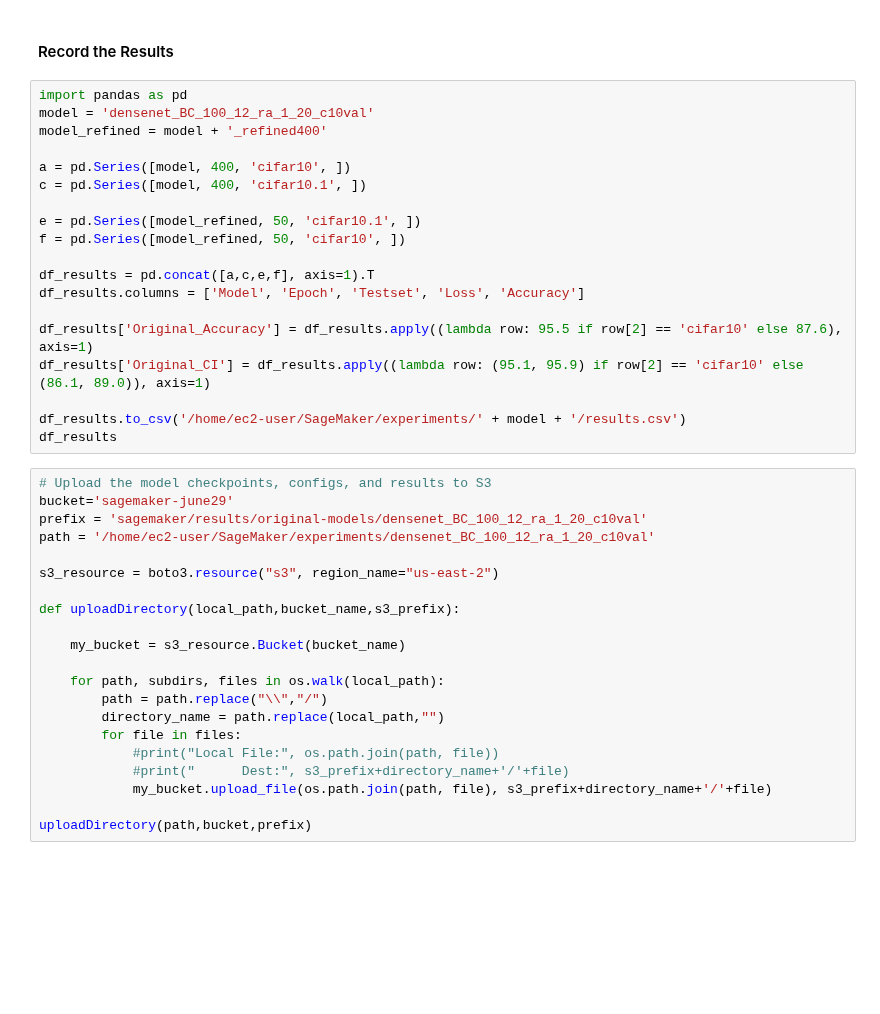
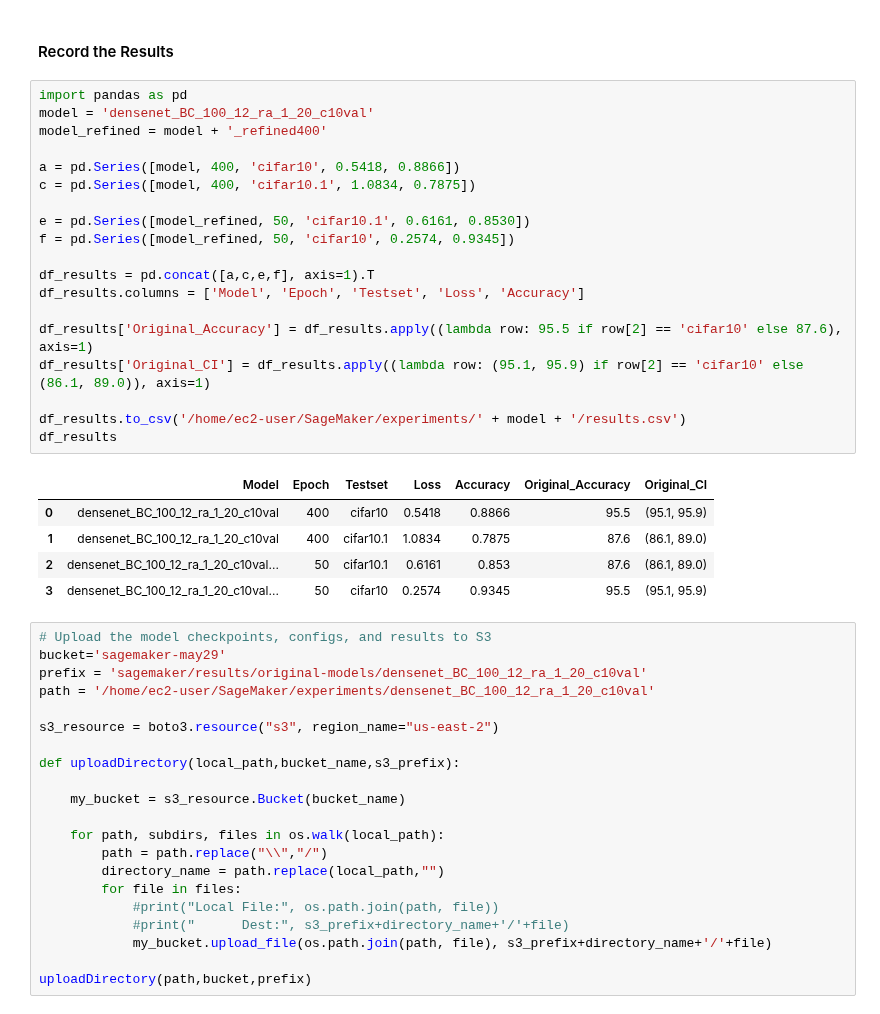
Before and after one commit to danzisar/w210-capstone, a Jupyter notebook: aws-notebooks/densenet_BC_100_12_ra_1_20_c10val.ipynb, the cells around one changed output. Saved outputs shown, nothing was run; the diff lists cells and outputs as text; blank space fills up the shorter version.

Commit message:
Densenet 1,20 UnaugVal Results

```diff
--- a/aws-notebooks/densenet_BC_100_12_ra_1_20_c10val.ipynb
+++ b/aws-notebooks/densenet_BC_100_12_ra_1_20_c10val.ipynb
@@ -189,25 +160,31 @@ CIFAR 10.1
 # %%
 import pandas as pd
 model = 'densenet_BC_100_12_ra_1_20_c10val'
 model_refined = model + '_refined400'
 
-a = pd.Series([model, 400, 'cifar10', ])
-c = pd.Series([model, 400, 'cifar10.1', ])
+a = pd.Series([model, 400, 'cifar10', 0.5418, 0.8866])
+c = pd.Series([model, 400, 'cifar10.1', 1.0834, 0.7875])
 
-e = pd.Series([model_refined, 50, 'cifar10.1', ])
-f = pd.Series([model_refined, 50, 'cifar10', ])
+e = pd.Series([model_refined, 50, 'cifar10.1', 0.6161, 0.8530])
+f = pd.Series([model_refined, 50, 'cifar10', 0.2574, 0.9345])
 
 df_results = pd.concat([a,c,e,f], axis=1).T
 df_results.columns = ['Model', 'Epoch', 'Testset', 'Loss', 'Accuracy']
 
 df_results['Original_Accuracy'] = df_results.apply((lambda row: 95.5 if row[2] == 'cifar10' else 87.6), axis=1)
 df_results['Original_CI'] = df_results.apply((lambda row: (95.1, 95.9) if row[2] == 'cifar10' else (86.1, 89.0)), axis=1)
 
 df_results.to_csv('/home/ec2-user/SageMaker/experiments/' + model + '/results.csv')
 df_results
+# %% [output]
+|  | Model | Epoch | Testset | Loss | Accuracy | Original_Accuracy | Original_CI |
+| 0 | densenet_BC_100_12_ra_1_20_c10val | 400 | cifar10 | 0.5418 | 0.8866 | 95.5 | (95.1, 95.9) |
+| 1 | densenet_BC_100_12_ra_1_20_c10val | 400 | cifar10.1 | 1.0834 | 0.7875 | 87.6 | (86.1, 89.0) |
+| 2 | densenet_BC_100_12_ra_1_20_c10val... | 50 | cifar10.1 | 0.6161 | 0.853 | 87.6 | (86.1, 89.0) |
+| 3 | densenet_BC_100_12_ra_1_20_c10val... | 50 | cifar10 | 0.2574 | 0.9345 | 95.5 | (95.1, 95.9) |
 # %%
 # Upload the model checkpoints, configs, and results to S3
-bucket='sagemaker-june29'
+bucket='sagemaker-may29'
 prefix = 'sagemaker/results/original-models/densenet_BC_100_12_ra_1_20_c10val'
 path = '/home/ec2-user/SageMaker/experiments/densenet_BC_100_12_ra_1_20_c10val'
 
```
Also changed, not shown: parts of 9 cells of this notebook, 5 other files.
